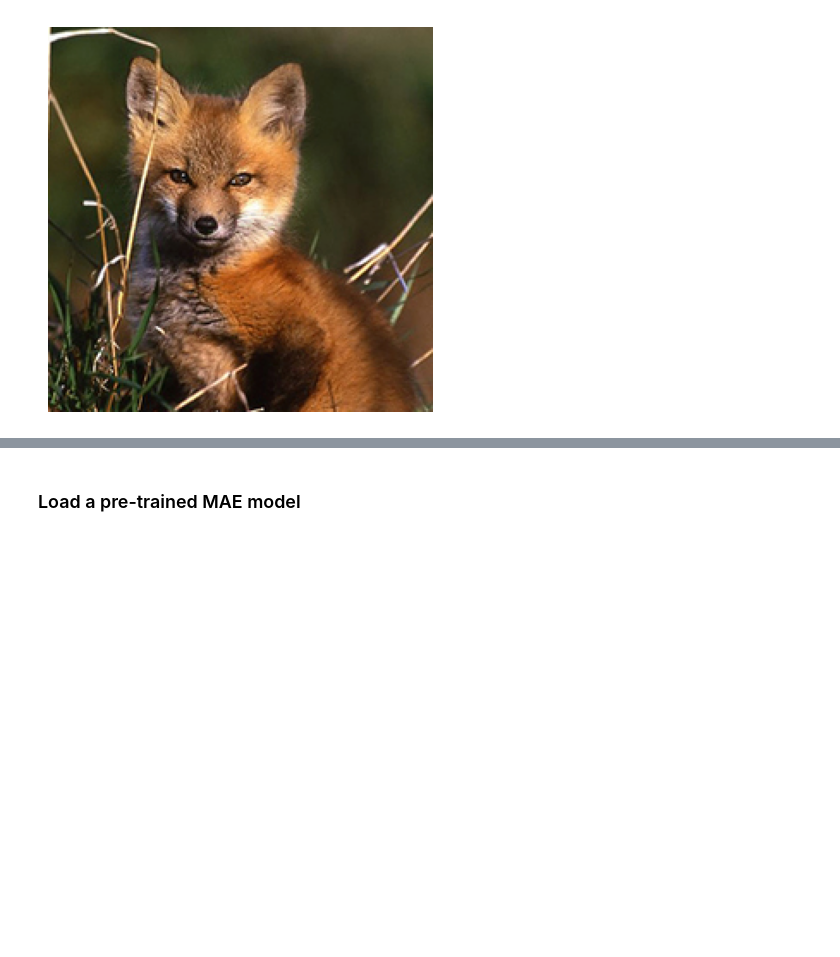
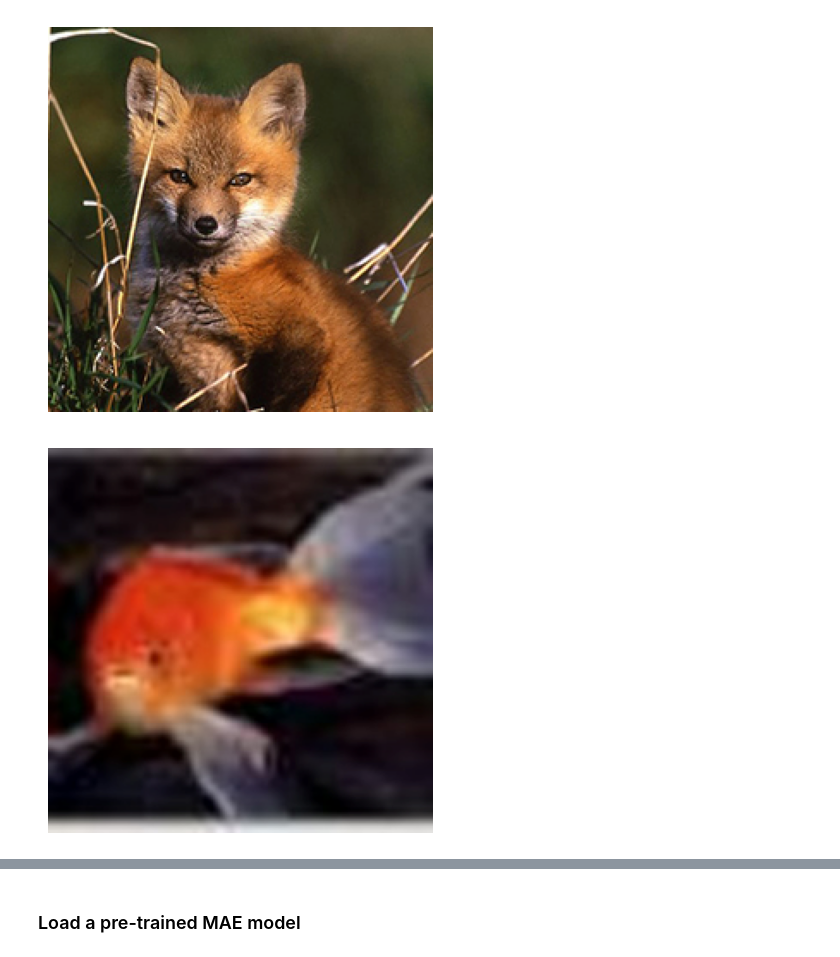
Before and after one commit to msdkhairi/vit-mae, a Jupyter notebook: demo/mae_visualize.ipynb, the cells around one changed output, grey strips where cells are left out. Saved outputs shown, nothing was run; the diff lists cells and outputs as text; code cells hidden in the pictures; blank space fills up the shorter version.

```diff
--- a/demo/mae_visualize.ipynb
+++ b/demo/mae_visualize.ipynb
@@ -115,3 +44,8 @@ plt.rcParams['figure.figsize'] = [5, 5]
 show_image(torch.tensor(img))
 # %% [output]
 [figure]
+# %%
+img2 = load_image_from_file("../images/n01443537_464.JPEG")
+show_image(torch.tensor(img2))
+# %% [output]
+[figure, added]
```
Also changed, not shown: parts of 18 cells of this notebook, 3 other files.
